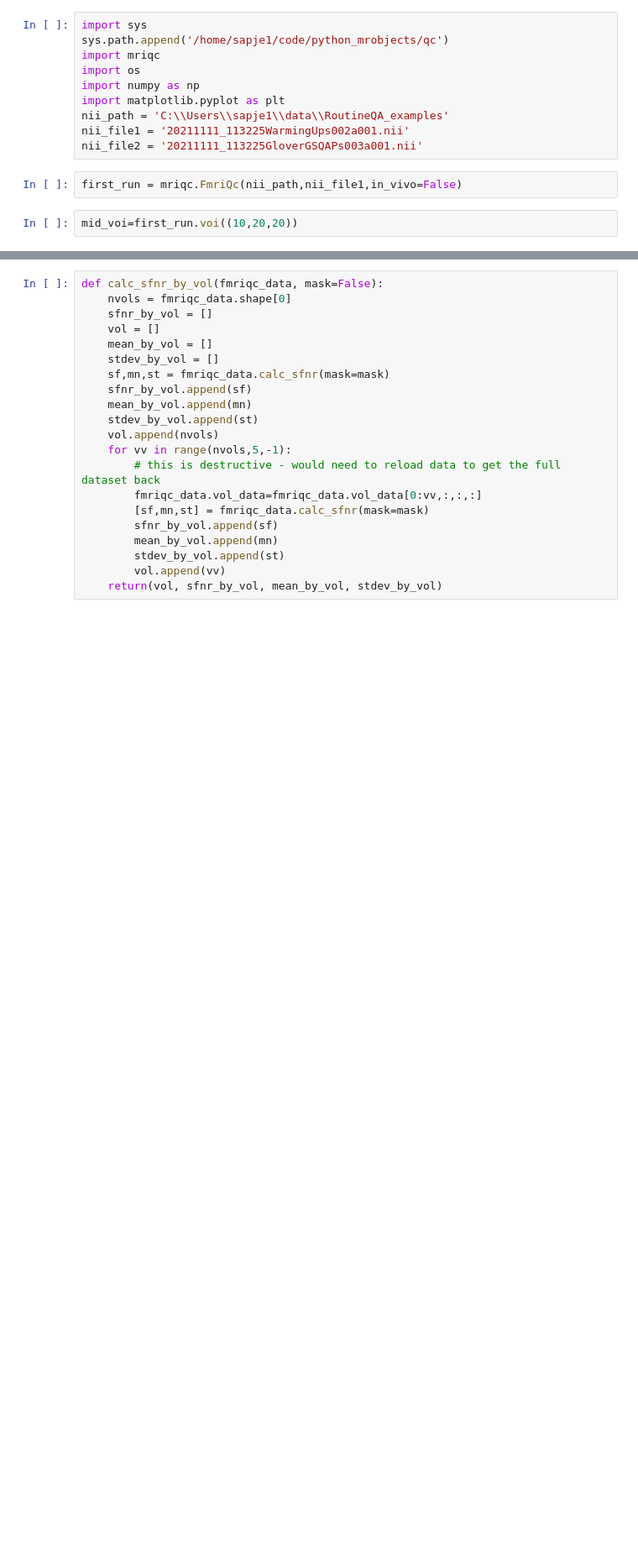
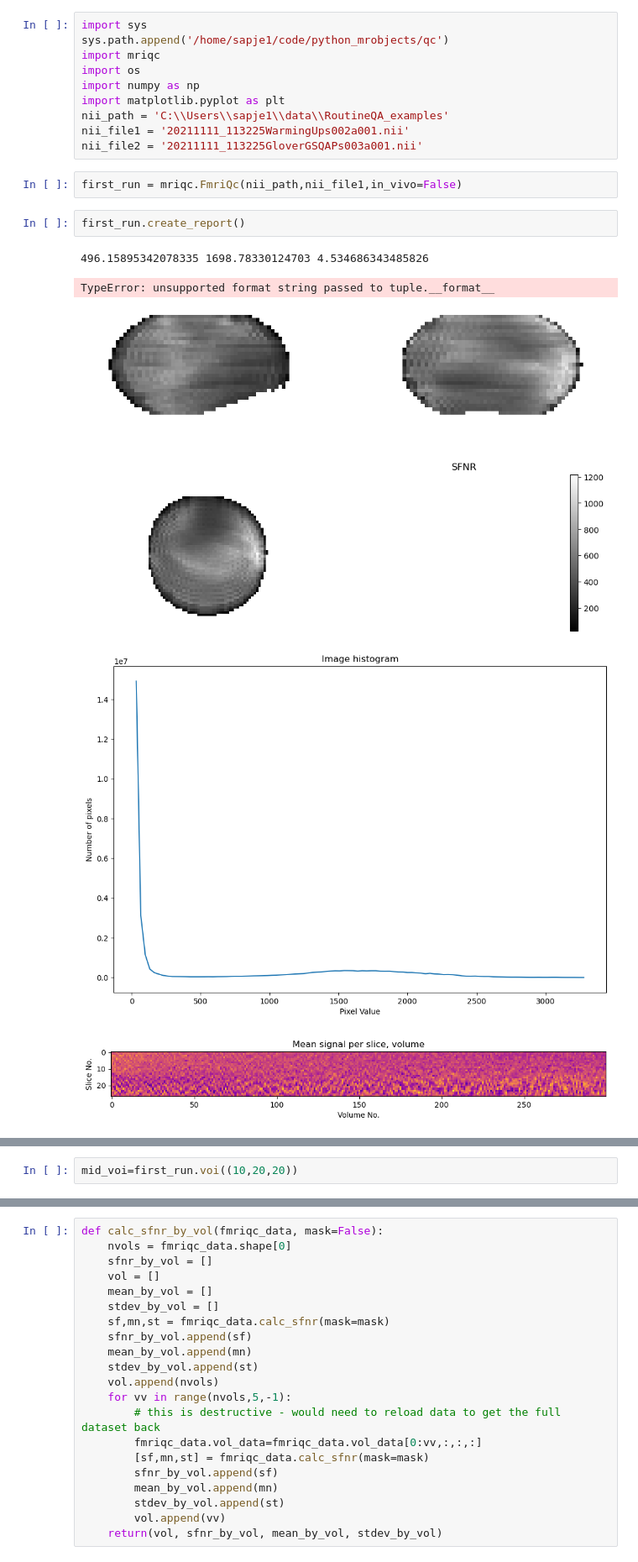
Before and after one commit to cjohnevans/MriQc, a Jupyter notebook: qc/fmriqc_snr_by_vol_check.ipynb, the cells around one changed output, grey strips where cells are left out. Shown: that part at 84% size. Drawn from its saved outputs; the diff is of its cells as text; blank space fills up the shorter version.

Commit message:
create_report updated

```diff
--- a/qc/fmriqc_snr_by_vol_check.ipynb
+++ b/qc/fmriqc_snr_by_vol_check.ipynb
@@ -10,5 +10,11 @@ nii_file1 = '20211111_113225WarmingUps002a001.nii'
 nii_file2 = '20211111_113225GloverGSQAPs003a001.nii'
 # %%
 first_run = mriqc.FmriQc(nii_path,nii_file1,in_vivo=False)
-# %%
-mid_voi=first_run.voi((10,20,20))
+# %%
+first_run.create_report()
+# %% [output]
+496.15895342078335 1698.78330124703 4.534686343485826
+TypeError: unsupported format string passed to tuple.__format__
+[figure, added]
+[figure, added]
+[figure, added]
@@ -15,2 +23,4 @@ mid_voi=first_run.voi((10,20,20))
+# %%
+mid_voi=first_run.voi((10,20,20))
 # %%
 first_run.calc_sfnr(mask=mid_voi)
```
Also changed, not shown: parts of 25 cells of this notebook, 2 other files.
